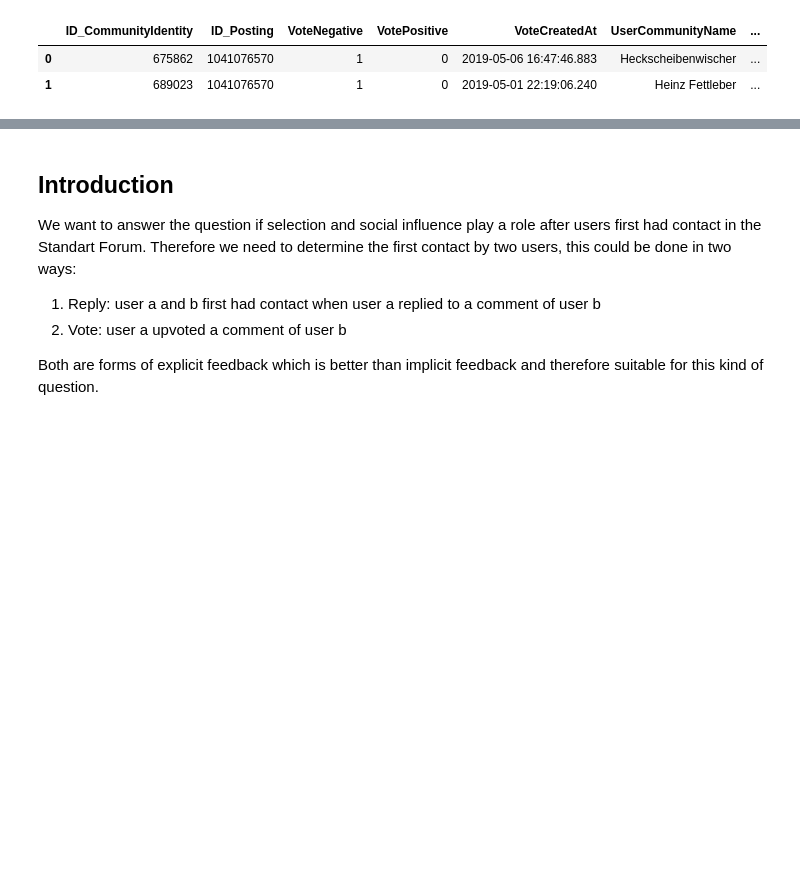
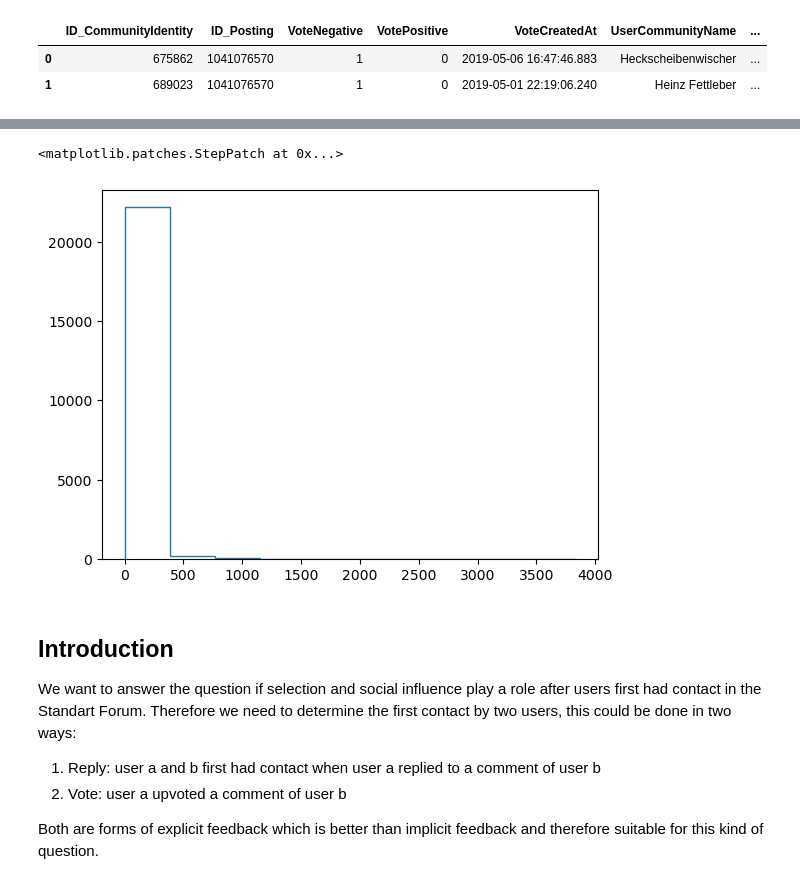
Before and after one commit to anaterovic/SNA, a Jupyter notebook: notebook_vali.ipynb, the cells around one changed output, grey strips where cells are left out. Saved outputs shown, nothing was run; the diff lists cells and outputs as text; code cells hidden in the pictures; blank space fills up the shorter version.

```diff
--- a/notebook_vali.ipynb
+++ b/notebook_vali.ipynb
@@ -36,3 +71,10 @@ postings.head(2)
+# %%
+counts, bins = np.histogram(slopes)
+plt.stairs(counts, bins)
+#plt.axvline(x=mean_slopes)
+# %% [output]
+<matplotlib.patches.StepPatch at 0x...>
+[figure, added]
 # %% [markdown]
 ## Introduction
 
```
Also changed, not shown: parts of 22 cells of this notebook, 4 other files.
